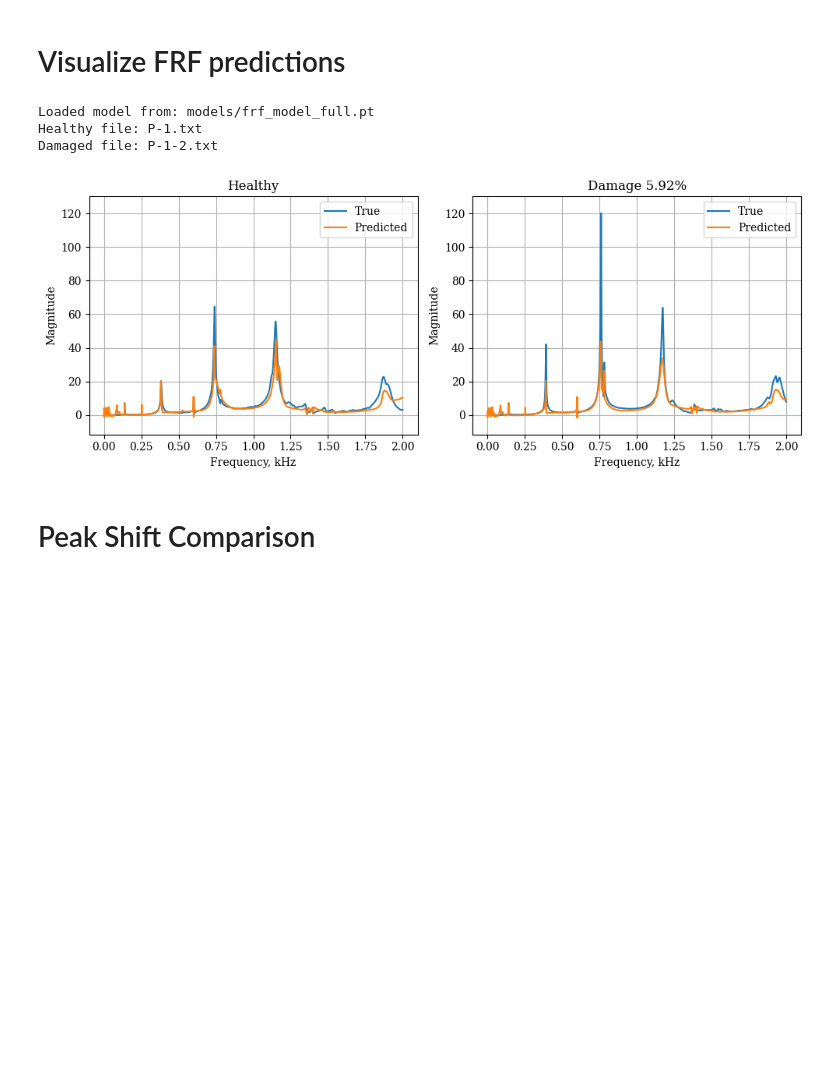
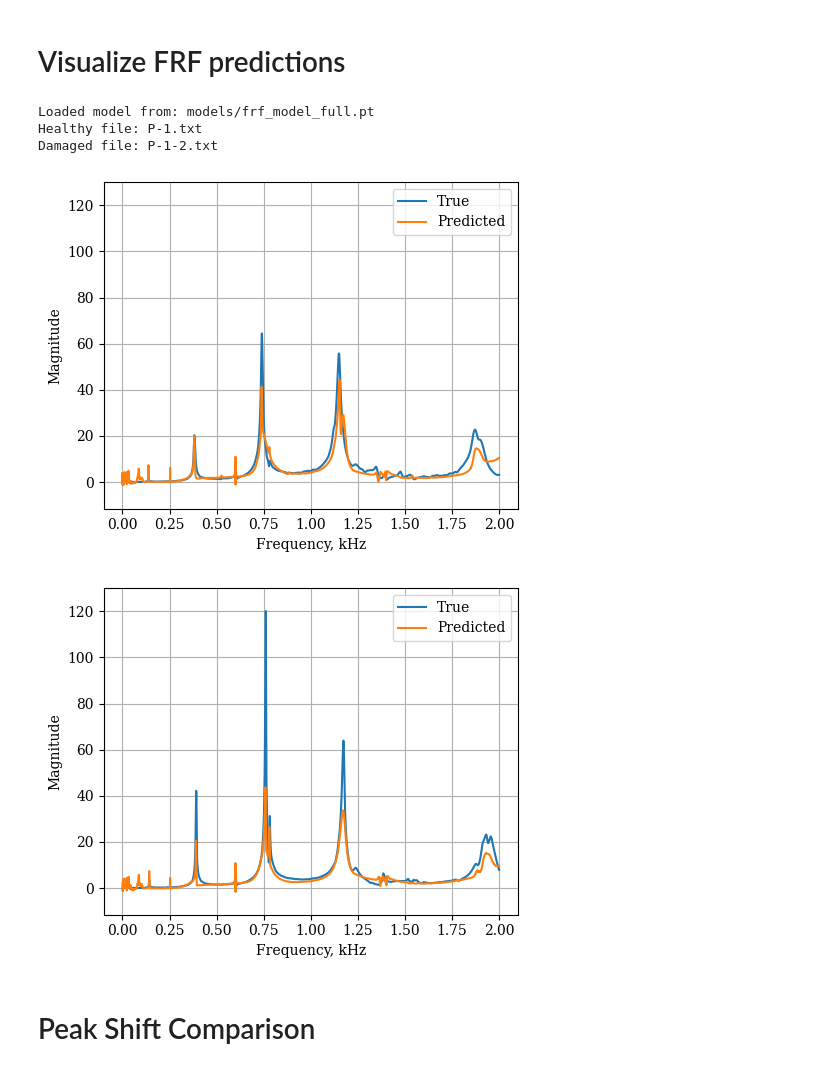
Before and after one commit to seregagarmaev/ComplexEQL, a Jupyter notebook: 4.2. FRF postprocessing.ipynb, the cells around one changed output. Saved outputs shown, nothing was run; the diff lists cells and outputs as text; code cells hidden in the pictures; blank space fills up the shorter version.

Commit message:
Prepare new FRF prediction plots

```diff
--- a/4.2. FRF postprocessing.ipynb
+++ b/4.2. FRF postprocessing.ipynb
@@ -394,57 +394,71 @@ print("Damaged file:", damaged_file.name)
 
 # ============================================================
 # Predict curves
 # ============================================================
 f_h, y_h, pred_h = predict_curve(healthy_file, "healthy")
 f_d, y_d, pred_d = predict_curve(damaged_file, "damage_5.92")
 
 
 # ============================================================
 # Shared axis limits
 # ============================================================
 y_min = min(y_h.min(), y_d.min(), pred_h.min(), pred_d.min()) - 10
 y_max = max(y_h.max(), y_d.max(), pred_h.max(), pred_d.max()) + 10
 
 
 # ============================================================
-# Plot
+# Plot: Healthy
 # ============================================================
 import matplotlib as mpl
 mpl.rcParams["font.family"] = "serif"
 
-plt.figure(figsize=(10,4))
+plt.figure(figsize=(5,4))
 
-# Healthy
-ax1 = plt.subplot(1,2,1)
-ax1.plot(f_h, y_h, label="True")
-ax1.plot(f_h, pred_h, label="Predicted")
-ax1.set_title("Healthy")
-ax1.set_xlabel("Frequency, kHz")
-ax1.set_ylabel("Magnitude")
-ax1.set_ylim(y_min, y_max)
-ax1.grid(True)
-ax1.legend()
+plt.plot(f_h, y_h, label="True")
+plt.plot(f_h, pred_h, label="Predicted")
 
-# Damaged
-ax2 = plt.subplot(1,2,2)
-ax2.plot(f_d, y_d, label="True")
-ax2.plot(f_d, pred_d, label="Predicted")
-ax2.set_title("Damage 5.92%")
-ax2.set_xlabel("Frequency, kHz")
-ax2.set_ylabel("Magnitude")
-ax2.set_ylim(y_min, y_max)
-ax2.grid(True)
-ax2.legend()
+plt.xlabel("Frequency, kHz")
+plt.ylabel("Magnitude")
+
+plt.ylim(y_min, y_max)
+
+plt.grid(True)
+plt.legend()
 
 plt.tight_layout()
 
-plt.savefig("figures/frf_prediction.pdf", bbox_inches="tight")
+plt.savefig("figures/frf_prediction_healthy.pdf", bbox_inches="tight")
+
 plt.show()
+
+
+# ============================================================
+# Plot: Damaged
+# ============================================================
+plt.figure(figsize=(5,4))
+
+plt.plot(f_d, y_d, label="True")
+plt.plot(f_d, pred_d, label="Predicted")
+
+plt.xlabel("Frequency, kHz")
+plt.ylabel("Magnitude")
+
+plt.ylim(y_min, y_max)
+
+plt.grid(True)
+plt.legend()
+
+plt.tight_layout()
+
+plt.savefig("figures/frf_prediction_damaged.pdf", bbox_inches="tight")
+
+plt.show()
 # %% [output]
 Loaded model from: models/frf_model_full.pt
 Healthy file: P-1.txt
 Damaged file: P-1-2.txt
-[figure, old version]
+[figure, new version]
+[figure, added]
 # %% [markdown]
 # Peak Shift Comparison
 # %%
```
Also changed, not shown: parts of 1 cell of this notebook, 2 other files.
